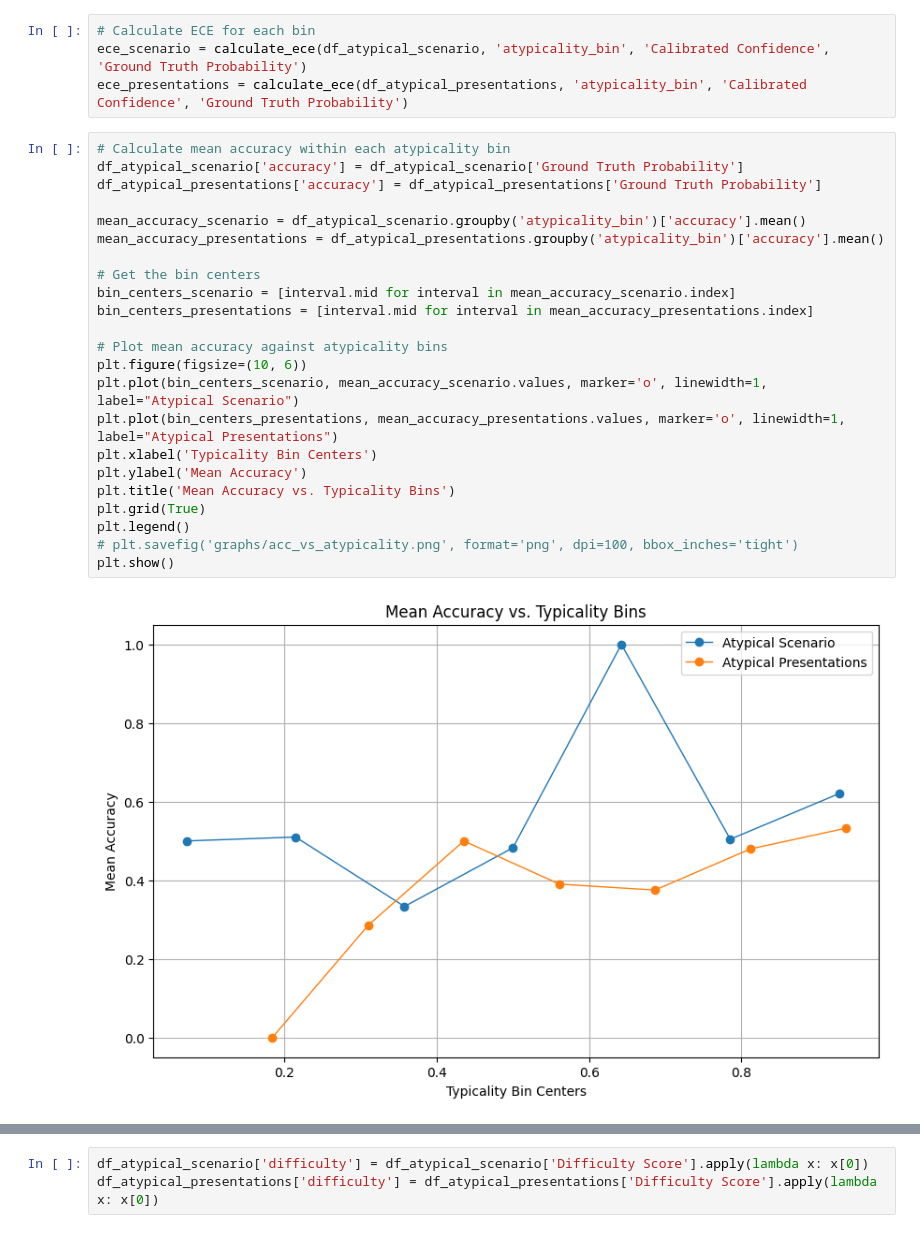
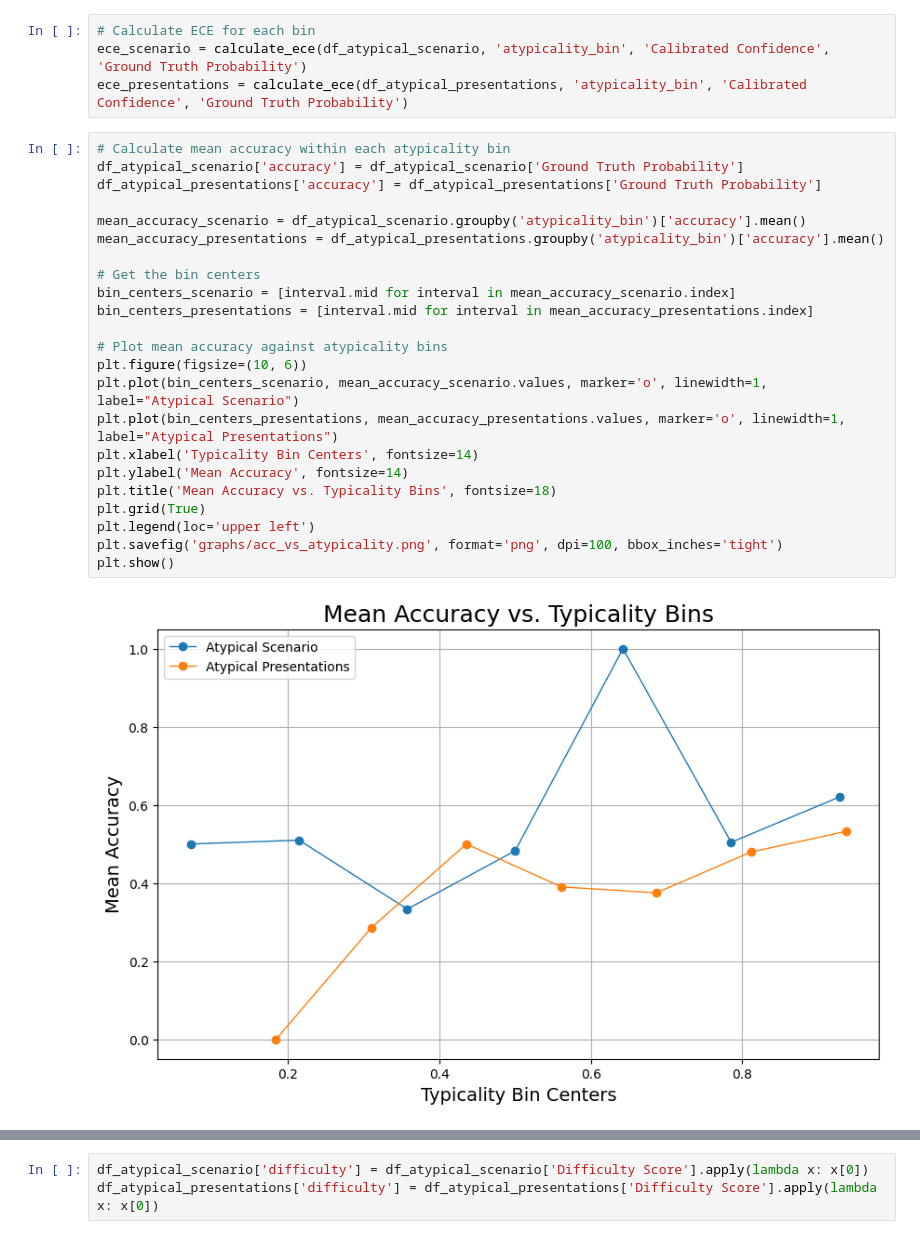
Before and after one commit to jeremy-qin/medical_confidence_elicitation, a Jupyter notebook: graphs.ipynb, the cells around one changed output, grey strips where cells are left out. Drawn from its saved outputs; the diff is of its cells as text.

```diff
--- a/graphs.ipynb
+++ b/graphs.ipynb
@@ -136,28 +136,28 @@ ece_presentations = calculate_ece(df_atypical_presentations, 'atypicality_bin',
 # %%
 # Calculate mean accuracy within each atypicality bin
 df_atypical_scenario['accuracy'] = df_atypical_scenario['Ground Truth Probability']
 df_atypical_presentations['accuracy'] = df_atypical_presentations['Ground Truth Probability']
 
 mean_accuracy_scenario = df_atypical_scenario.groupby('atypicality_bin')['accuracy'].mean()
 mean_accuracy_presentations = df_atypical_presentations.groupby('atypicality_bin')['accuracy'].mean()
 
 # Get the bin centers
 bin_centers_scenario = [interval.mid for interval in mean_accuracy_scenario.index]
 bin_centers_presentations = [interval.mid for interval in mean_accuracy_presentations.index]
 
 # Plot mean accuracy against atypicality bins
 plt.figure(figsize=(10, 6))
 plt.plot(bin_centers_scenario, mean_accuracy_scenario.values, marker='o', linewidth=1, label="Atypical Scenario")
 plt.plot(bin_centers_presentations, mean_accuracy_presentations.values, marker='o', linewidth=1, label="Atypical Presentations")
-plt.xlabel('Typicality Bin Centers')
-plt.ylabel('Mean Accuracy')
-plt.title('Mean Accuracy vs. Typicality Bins')
+plt.xlabel('Typicality Bin Centers', fontsize=14)
+plt.ylabel('Mean Accuracy', fontsize=14)
+plt.title('Mean Accuracy vs. Typicality Bins', fontsize=18)
 plt.grid(True)
-plt.legend()
-# plt.savefig('graphs/acc_vs_atypicality.png', format='png', dpi=100, bbox_inches='tight')
+plt.legend(loc='upper left')
+plt.savefig('graphs/acc_vs_atypicality.png', format='png', dpi=100, bbox_inches='tight')
 plt.show()
 # %% [output]
-[figure, old version]
+[figure, new version]
 # %%
 # Plot ECE against atypicality bins
 plt.figure(figsize=(10, 6))
```
Also changed, not shown: parts of 9 cells of this notebook, 8 other files.
